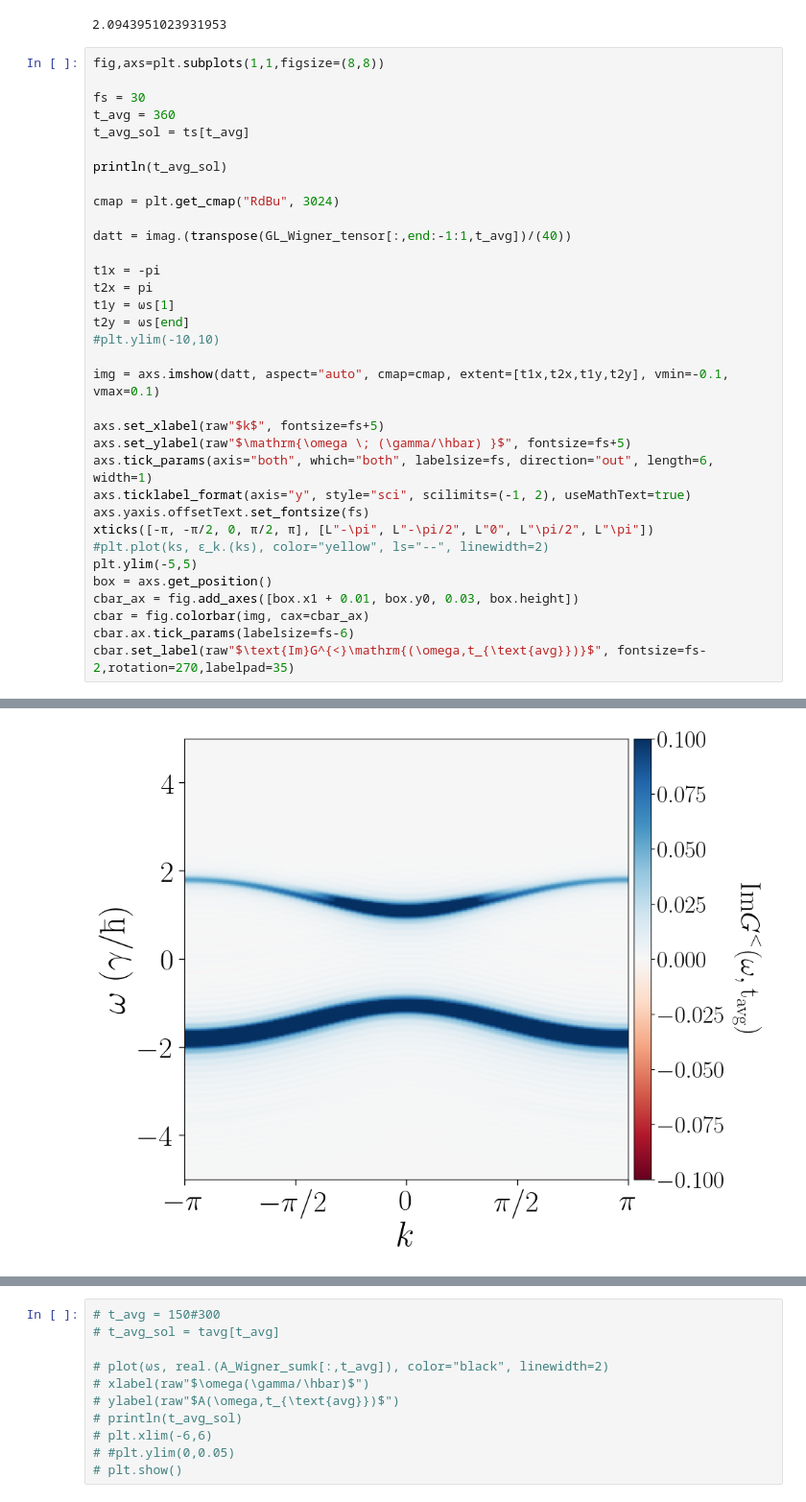
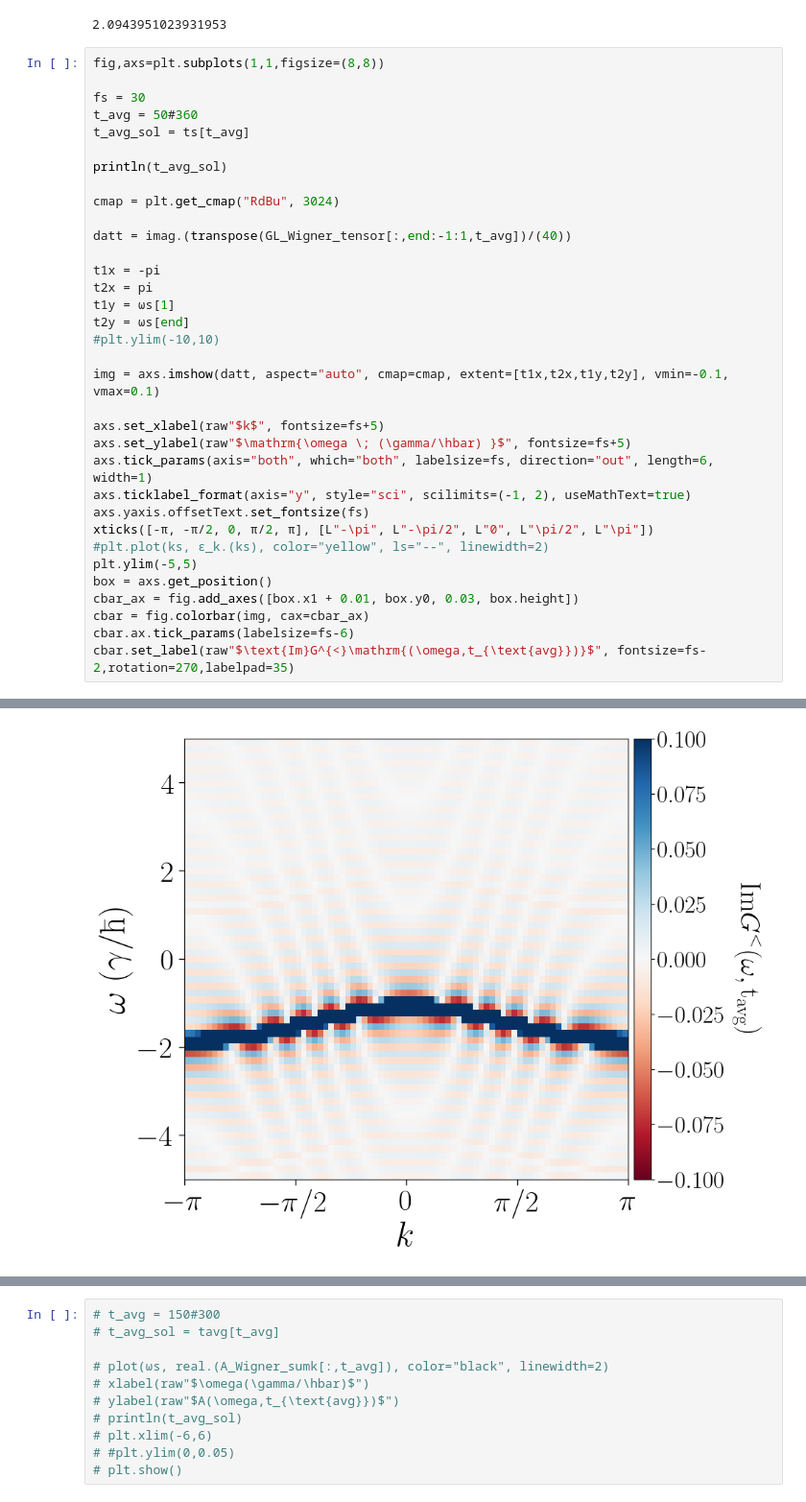
Before and after one commit to Jalil199/KBE-DrivenElectrons, a Jupyter notebook: main-rice_mele.ipynb, the cells around one changed output, grey strips where cells are left out. Shown at 96% size. Saved outputs shown, nothing was run; the diff lists cells and outputs as text.

```diff
--- a/main-rice_mele.ipynb
+++ b/main-rice_mele.ipynb
@@ -966,7 +926,7 @@ datats["sol"].t[130]
 fig,axs=plt.subplots(1,1,figsize=(8,8))
 
 fs = 30
-t_avg = 360
+t_avg = 50#360
 t_avg_sol = ts[t_avg]
 
 println(t_avg_sol)
@@ -1001,2 +961,2 @@ cbar.set_label(raw"$\text{Im}G^{<}\mathrm{(\omega,t_{\text{avg}})}$", fontsize=f
-[figure, old version]
+[figure, new version]
 # %%
```
Also changed, not shown: parts of 24 cells of this notebook, 5 other files.
